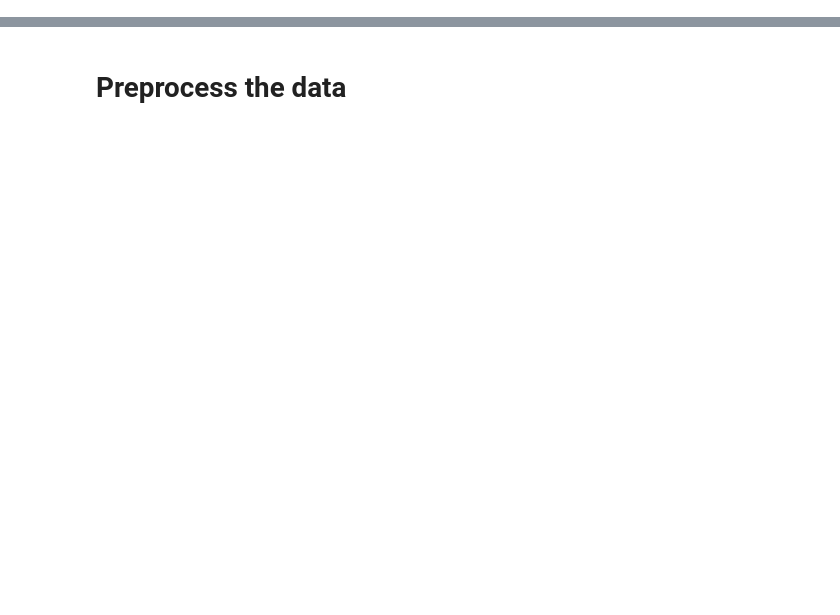
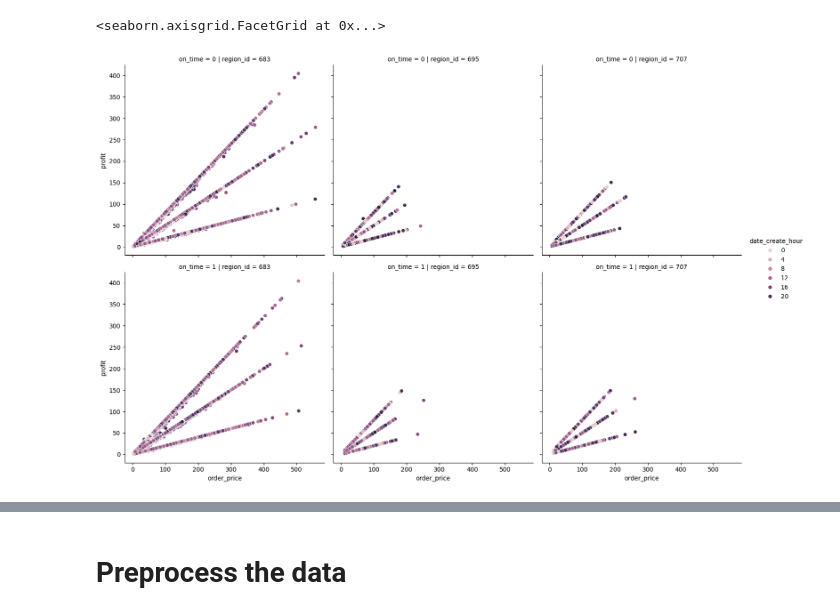
Before and after one commit to Luzinsan/ML_learn, a Jupyter notebook: ML/Innopolis/material/1 semester/Machine Learning/Project/notebooks/classification_task.ipynb, the cells around one changed output, grey strips where cells are left out. Saved outputs shown, nothing was run; the diff lists cells and outputs as text; code cells hidden in the pictures; blank space fills up the shorter version.

```diff
--- a/ML/Innopolis/material/1 semester/Machine Learning/Project/notebooks/classification_task.ipynb
+++ b/ML/Innopolis/material/1 semester/Machine Learning/Project/notebooks/classification_task.ipynb
@@ -37,0 +276,3 @@ def scores(estimator, X_train, y_train, X_test, y_test, threshold=0.5, plot=True
+# %%
+df_extracted_dates = extract_date_feat(df_top_stores, date_columns, encode_cyclical=False)
+df_extracted_dates.columns
@@ -37,0 +288,9 @@ def scores(estimator, X_train, y_train, X_test, y_test, threshold=0.5, plot=True
+# %%
+sns.relplot(df_extracted_dates,
+            kind="scatter",
+            x='order_price', y='profit',
+            hue='date_create_hour', #hue_order=(15, 90),
+            col="region_id", row='on_time')
+# %% [output]
+<seaborn.axisgrid.FacetGrid at 0x...>
+[figure, added]
```
Also changed, not shown: parts of 62 cells of this notebook, 3 other files.
